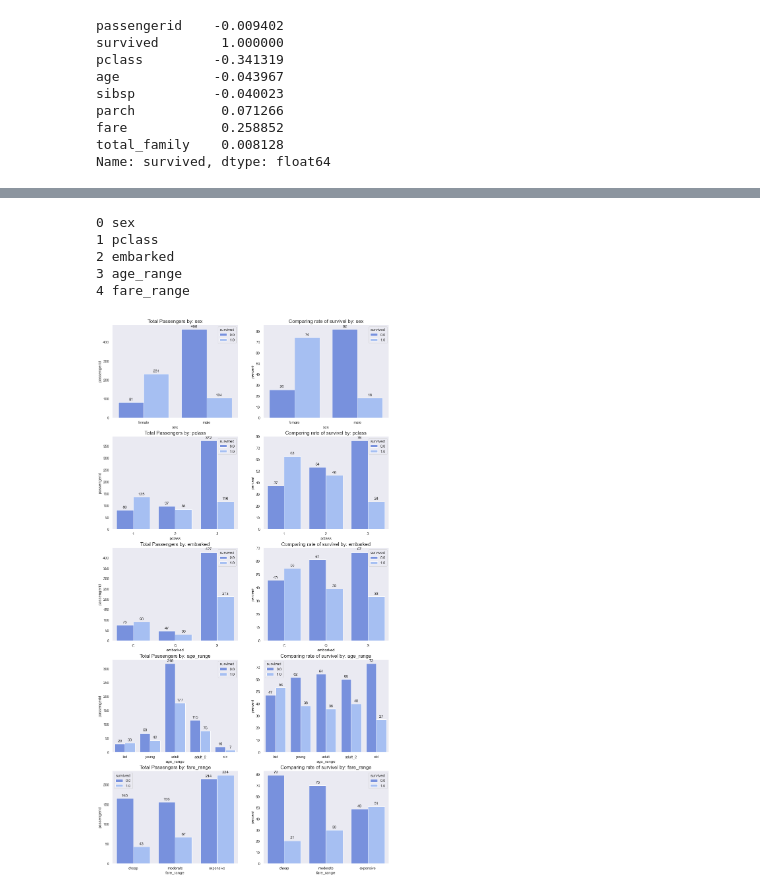
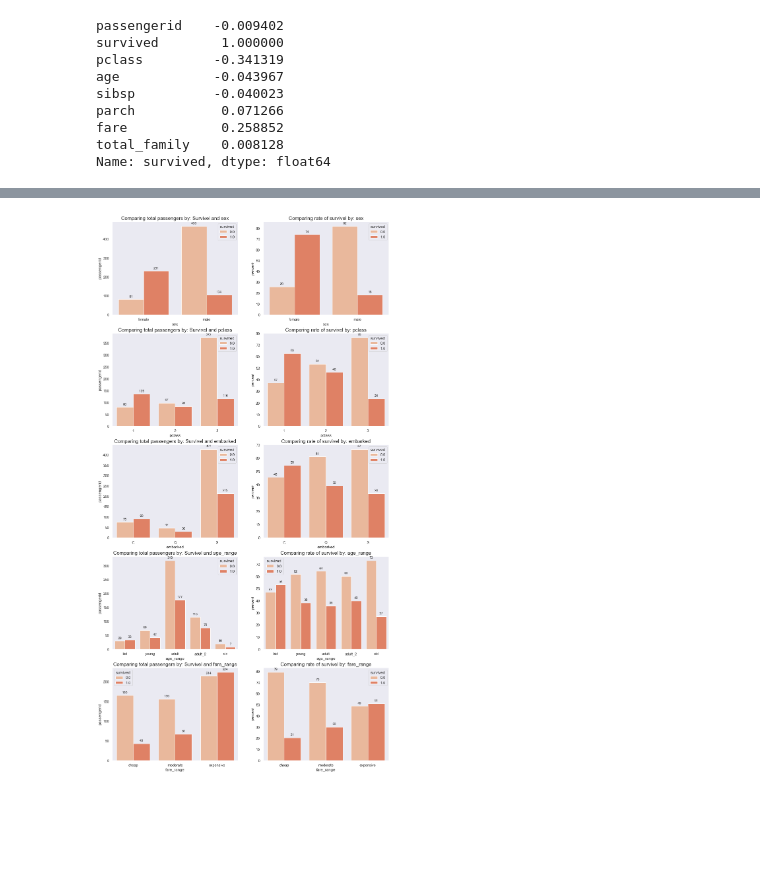
Before and after one commit to Mello-o/titanic, a Jupyter notebook: data-exploration.ipynb, the cells around one changed output, grey strips where cells are left out. Cells and saved outputs as stored; diff of their text form; code cells hidden in the pictures; blank space fills up the shorter version.

Commit message:
Analysing survivel variable versus pclass

```diff
--- a/data-exploration.ipynb
+++ b/data-exploration.ipynb
@@ -82,7 +82,7 @@ df.describe()
 | 75% | 982.000000 | 1.000000 | 3.000000 | 39.000000 | 1.000000 | 0.000000 | 31.275000 |
 | max | 1309.000000 | 1.000000 | 3.000000 | 80.000000 | 8.000000 | 9.000000 | 512.329200 |
 # %%
-sns.set(style = 'dark', palette = 'coolwarm')
+sns.set(style = 'dark', palette = 'rocket_r')
 analysis_vars = ['pclass', 'age', 'fare']
 
 for col in analysis_vars:
@@ -286,53 +267,37 @@ def percent_analysis(df, column, column_extra = 'survived'):
     map['percent'] = map.passengerid / map.groupby(column).passengerid.transform('sum') * 100
 
     return map
+
+
+def data_viz_barchart(df, y, var, axes, row, column, title):
+    chart_percent = sns.barplot(data = df,
+                                x = var,
+                                y = y,
+                                hue = 'survived',
+                                ax = axes[row, column])
+    title = title + var
+    axes[row, column].set_title(title, fontsize = 15)
+
+    for p in chart_percent.patches:
+        chart_percent.annotate(format(p.get_height(), '.0f'),
+                            (p.get_x() + p.get_width() / 2., p.get_height()),
+                            ha = 'center', va = 'center',
+                            xytext = (0, 9),
+                            textcoords = 'offset points')
-# %%
-for num, value in enumerate(analysis_vars_cat):
-    print(num, value)
-# %% [output]
-0 sex
-1 pclass
-2 embarked
-3 age_range
-4 fare_range
 # %%
 analysis_vars_cat = ['sex', 'pclass', 'embarked', 'age_range', 'fare_range']
 
 fig, ax = plt.subplots(5, 2, figsize = (15, 30))
+title_total = 'Comparing total passengers by: Survivel and '
+title_percent = 'Comparing rate of survivel by: '
 
 for row, var in enumerate(analysis_vars_cat):
     # total charts
     gb = df_train.groupby([var, 'survived']).passengerid.count().reset_index()
-    chat_total = sns.barplot(data = gb,
-                            x = var,
-                            y = 'passengerid',
-                            hue = 'survived',
-                            ax = ax[row, 0])
-    title = 'Total Passengers by: ' + var
-    ax[row, 0].set_title(title, fontsize = 15)
-
-    for p in chat_total.patches:
-        chat_total.annotate(format(p.get_height(), '.0f'),
-                            (p.get_x() + p.get_width() / 2., p.get_height()),
-                            ha = 'center', va = 'center',
-                            xytext = (0, 9),
-                            textcoords = 'offset points')
+    data_viz_barchart(df = gb, y = 'passengerid', var = var, axes = ax, row = row, column = 0, title = title_total)
 
     # percent charts
     df_viz = percent_analysis(df_train, column = var)
-    chart_percent = sns.barplot(data = df_viz,
-                                x = var,
-                                y = 'percent',
-                                hue = 'survived',
-                                ax = ax[row, 1])
-    title = 'Comparing rate of survivel by: ' + var
-    ax[row, 1].set_title(title, fontsize = 15)
-
-    for p in chart_percent.patches:
-        chart_percent.annotate(format(p.get_height(), '.0f'),
-                            (p.get_x() + p.get_width() / 2., p.get_height()),
-                            ha = 'center', va = 'center',
-                            xytext = (0, 9),
-                            textcoords = 'offset points')
+    data_viz_barchart(df = df_viz, y = 'percent', var = var, axes = ax, row = row, column = 1, title = title_percent)
 # %% [output]
-[figure, old version]
+[figure, new version]
```
Also changed, not shown: parts of 10 cells of this notebook.
